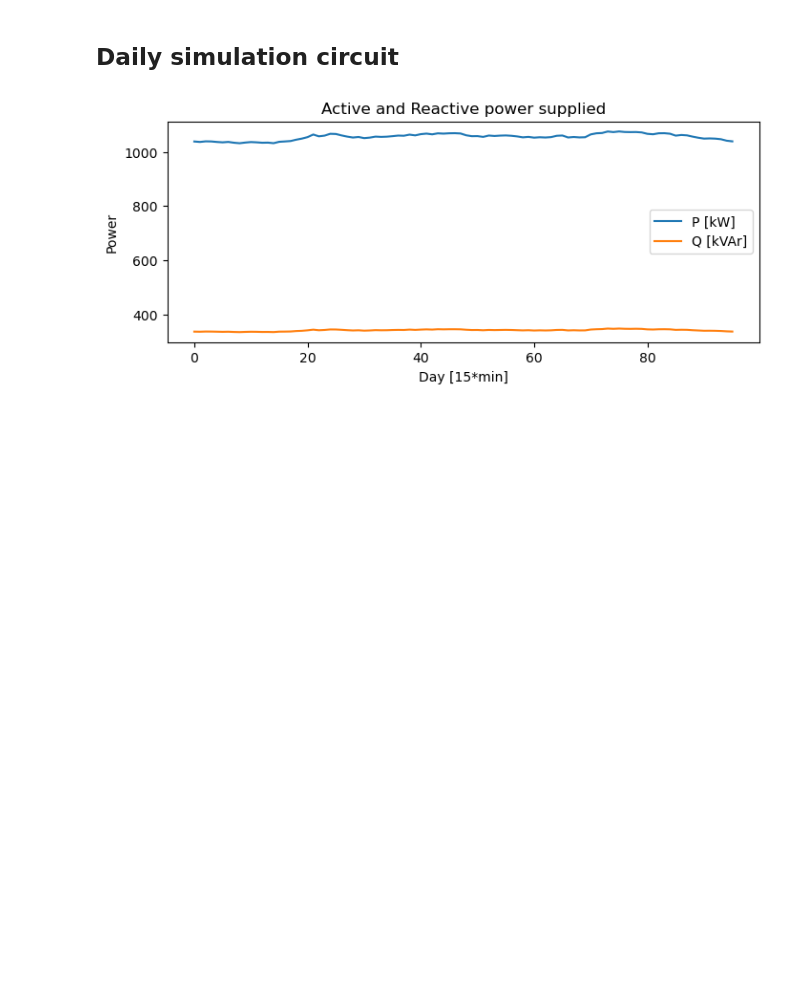
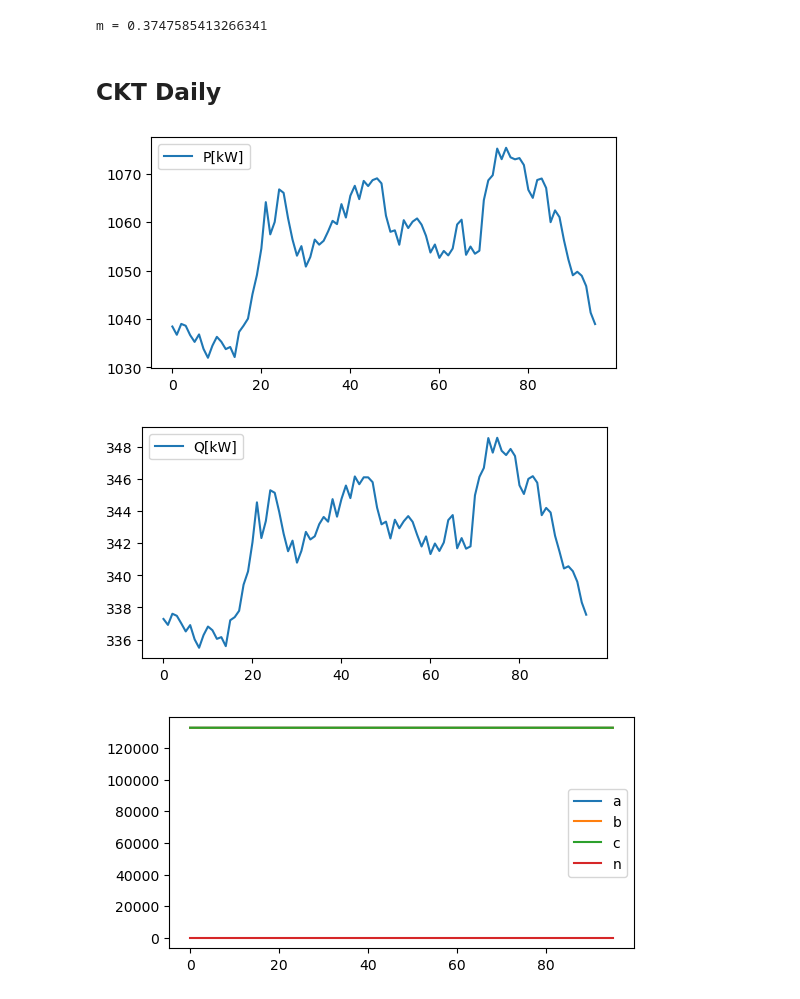
Before and after one commit to MarioPeraltaA/AMI, a Jupyter notebook: hammer.ipynb, the cells around one changed output. Saved outputs shown, nothing was run; the diff lists cells and outputs as text; code cells hidden in the pictures; blank space fills up the shorter version.

Commit message:
Fist simulation
Integrete PVsys and visualize results

```diff
--- a/hammer.ipynb
+++ b/hammer.ipynb
@@ -1,31 +150,44 @@
+# %%
+# Voltage coefficient
+print(f"m = {res.slope}")
+# %% [output]
+m = 0.3747585413266341
 # %% [markdown]
-## Daily simulation circuit
+## CKT Daily
 # %%
 import dssMonitor
 import matplotlib.pyplot as plt
 
-pathPQ = "./dssfiles/CKT_Mon_subestacionpq_1.csv"
-pathVI = "./dssfiles/CKT_Mon_subestacionvi_1.csv"
+routePQ = '../dssfiles/CKT_Daily/CKT_Mon_subestacionpq_1.csv'
+routeVI = '../dssfiles/CKT_Daily/CKT_Mon_subestacionvi_1.csv'
 monitor_Data = dssMonitor.dssData()
+PQ_data = monitor_Data.monitor_PQ(routePQ, 3)
+VI_data = monitor_Data.monitor_VI(routeVI, 4)
+P = [p[0] for p in PQ_data]
+Q = [q[1] for q in PQ_data]
 
-# Substation data
-PQ_data = monitor_Data.monitor_PQ(pathPQ, L=3)
-VI_data = monitor_Data.monitor_VI(pathVI, T=4)
-P_kW = [p for p, _ in PQ_data]
-Q_kVAr = [q for _, q in PQ_data]
-Va = [a[0][0] for a, _ in VI_data]
-Vb = [b[1][0] for b, _ in VI_data]
-Vc = [c[2][0] for c, _ in VI_data]
-Vn = [n[3][0] for n, _ in VI_data]
+Va = [v[0][0] for v, _ in VI_data]
+Vb = [v[1][0] for v, _ in VI_data]
+Vc = [v[2][0] for v, _ in VI_data]
+Vn = [v[3][0] for v, _ in VI_data]
 
-# Plot: Power
-plt.figure(figsize=(8, 3))
-plt.plot(P_kW)
-plt.plot(Q_kVAr)
-plt.title("Active and Reactive power supplied")
-plt.xlabel("Day [15*min]")
-plt.ylabel("Power")
-plt.legend(("P [kW]", "Q [kVAr]"))
+# P
+plt.figure(figsize=(6, 3))
+plt.plot(P, label='P[kW]')
+plt.legend()
+# Q
+plt.figure(figsize=(6, 3))
+plt.plot(Q, label='Q[kW]')
+plt.legend()
+# Voltages
+plt.figure(figsize=(6, 3))
+plt.plot(Va, label='a')
+plt.plot(Vb, label='b')
+plt.plot(Vc, label='c')
+plt.plot(Vn, label='n')
+plt.legend()
 plt.show()
 # %% [output]
-[figure, old version]
+[figure, new version]
+[figure, added]
+[figure, added]
```
Also changed, not shown: parts of 11 cells of this notebook.
